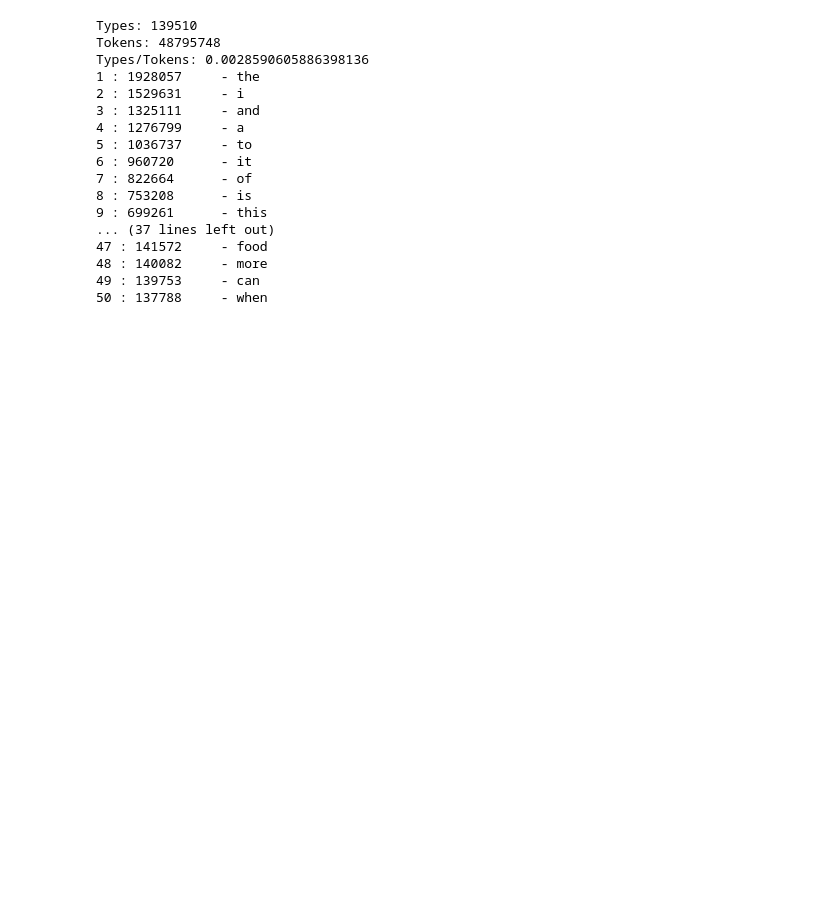
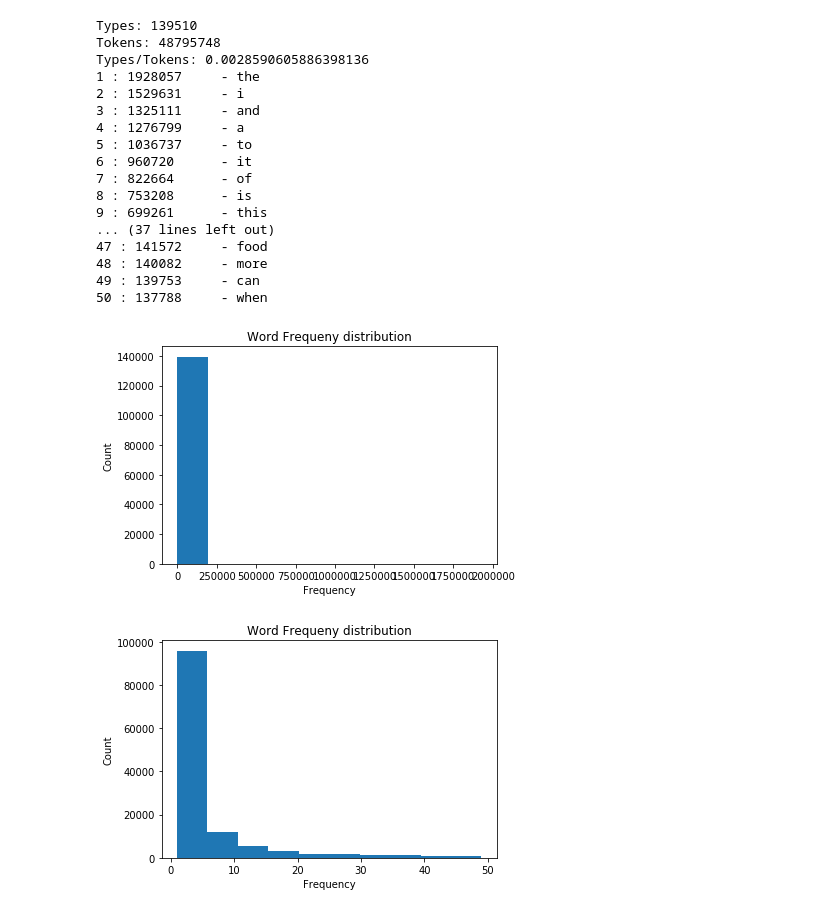
Before and after one commit to GianlucaVico/NLP-Project, a Jupyter notebook: project.ipynb, the cells around one changed output. Cells and saved outputs as stored; diff of their text form; code cells hidden in the pictures; blank space fills up the shorter version.

```diff
--- a/project.ipynb
+++ b/project.ipynb
@@ -114,0 +160,16 @@ reviews = pd.DataFrame(data[["Summary", "Text", "Score"]])
+# %%
+plt.hist(t.word_counts.values())
+plt.ylabel("Count")
+plt.xlabel("Frequency")
+plt.title("Word Frequeny distribution")
+plt.show()
+
+plt.hist([i for i in t.word_counts.values() if i < 50])
+plt.ylabel("Count")
+plt.xlabel("Frequency")
+plt.title("Word Frequeny distribution")
+plt.show()
+#Most of the words are not common
+# %% [output]
+[figure, added]
+[figure, added]
```
Also changed, not shown: parts of 78 cells of this notebook.
